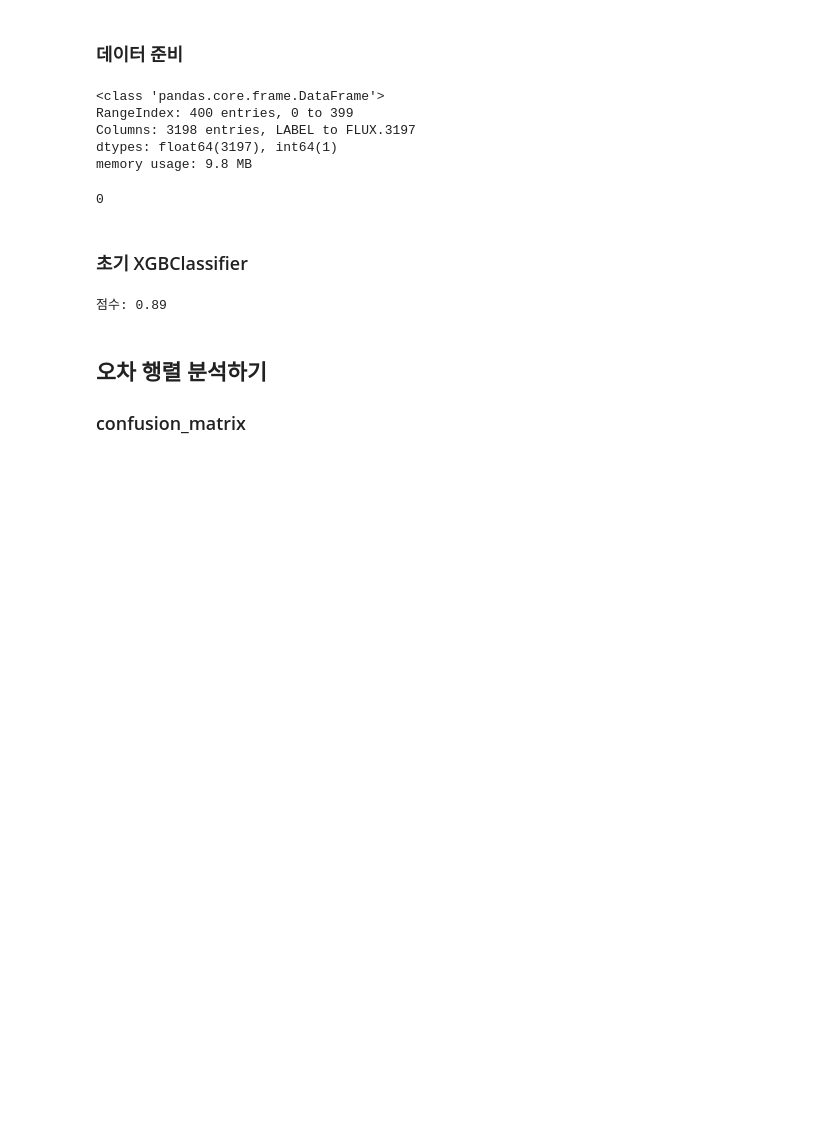
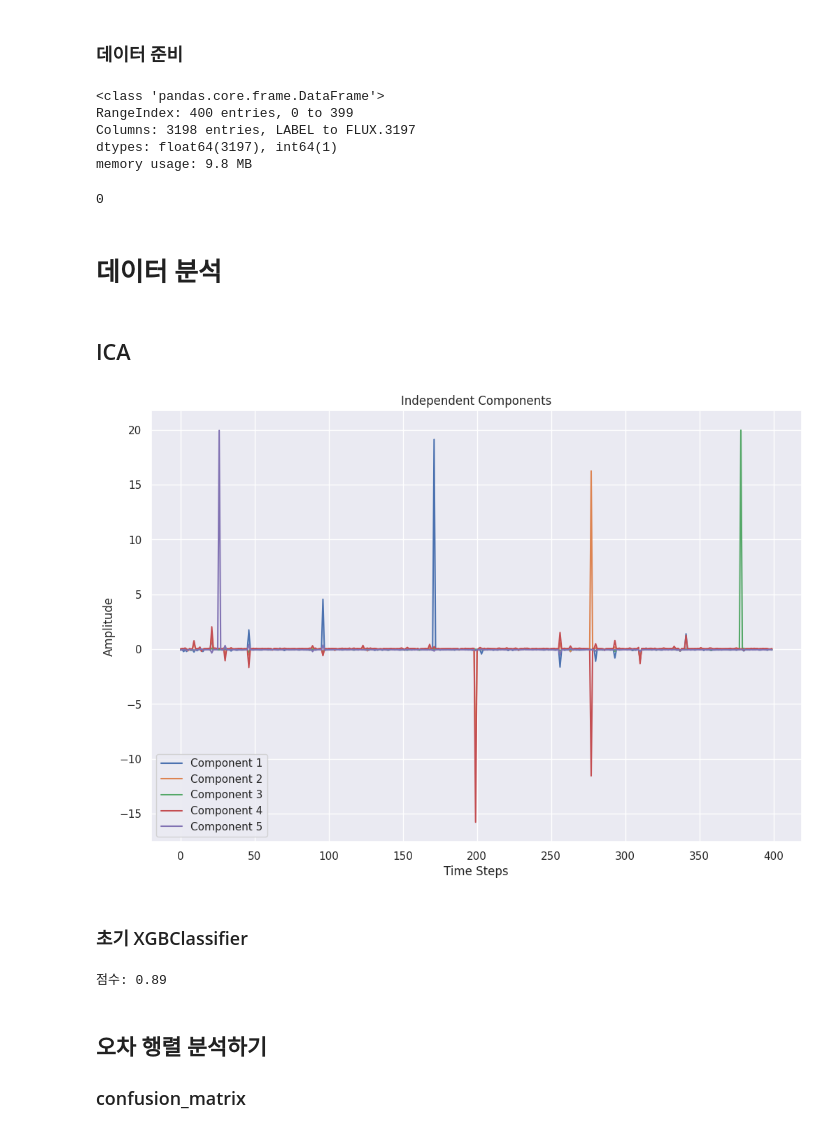
Before and after one commit to flowersayo/-CS-, a Jupyter notebook: Chapter07/Discovering_Exoplanets.ipynb, the cells around one changed output. Cells and saved outputs as stored; diff of their text form; code cells hidden in the pictures; blank space fills up the shorter version.

```diff
--- a/Chapter07/Discovering_Exoplanets.ipynb
+++ b/Chapter07/Discovering_Exoplanets.ipynb
@@ -145,6 +103,42 @@ memory usage: 9.8 MB
 df.isnull().sum().sum()
 # %% [output]
 0
+# %% [markdown]
+# 데이터 분석
+# %% [markdown]
+## ICA
+# %%
+import pandas as pd
+import numpy as np
+from sklearn.decomposition import FastICA
+import matplotlib.pyplot as plt
+
+
+# FLUX 데이터만 추출
+
+flux_data = X
+
+# 데이터 전처리 (표준화 및 중심화)
+flux_data = (flux_data - np.mean(flux_data, axis=0)) / np.std(flux_data, axis=0)
+
+# ICA 모델 생성 및 적합
+ica = FastICA(n_components=5, random_state=42)  # 5개의 독립 성분 추출
+independent_components = ica.fit_transform(flux_data)
+
+# 혼합 행렬
+mixing_matrix = ica.mixing_
+
+# 독립 성분 시각화
+plt.figure(figsize=(12, 8))
+for i in range(independent_components.shape[1]):
+    plt.plot(independent_components[:, i], label=f"Component {i+1}")
+plt.title("Independent Components")
+plt.xlabel("Time Steps")
+plt.ylabel("Amplitude")
+plt.legend()
+plt.show()
+# %% [output]
+[figure, added]
 # %% [markdown]
 ### 초기 XGBClassifier
 # %%
```
Also changed, not shown: parts of 4 cells of this notebook.
